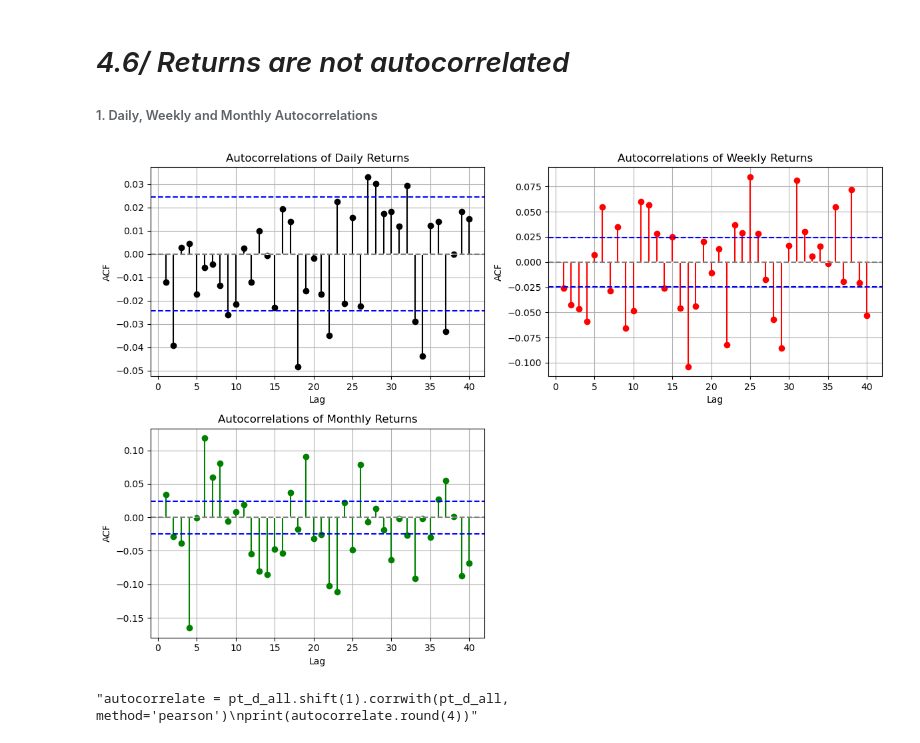
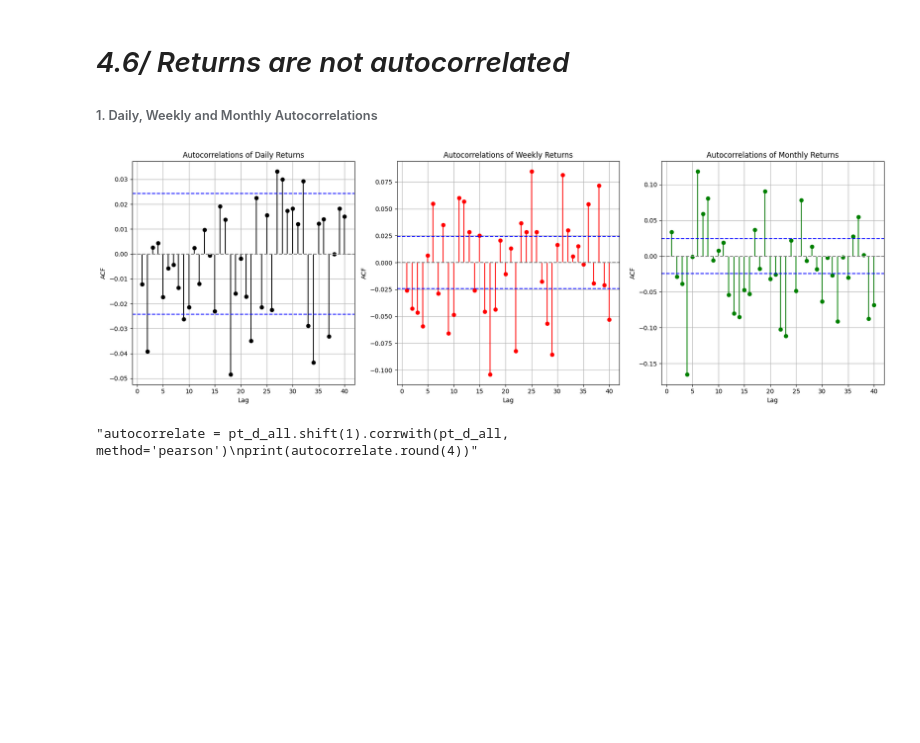
Before and after one commit to cgav1n1/Econometrics_Stylized_Facts, a Jupyter notebook: MidTermAssignmentwith8Facts.ipynb, the cells around one changed output. Drawn from its saved outputs; the diff is of its cells as text; code cells hidden in the pictures; blank space fills up the shorter version.

```diff
--- a/MidTermAssignmentwith8Facts.ipynb
+++ b/MidTermAssignmentwith8Facts.ipynb
@@ -951,7 +956,7 @@ import numpy as np
 import matplotlib.pyplot as plt
 from statsmodels.tsa.stattools import acf
 
-# Calculate empirical autocorrelations for daily, weekly, monthly, and yearly returns
+# Calculate empirical autocorrelations for daily, weekly, and monthly returns
 lags = 40
 
 # Daily ACF
@@ -967,46 +972,47 @@ acf_monthly_values = acf(Rt_m_all, nlags=lags)
 Bart_Int = 1.96 / np.sqrt(len(Rt_d_all))
 
 # Create the autocorrelation plot with Bartlett intervals for each time frame
-plt.figure(figsize=(12, 8))
+plt.figure(figsize=(18, 6))  # Adjust figure size for three plots in a row
 
 # Plot daily autocorrelations
-plt.subplot(2, 2, 1)
+plt.subplot(1, 3, 1)
 plt.stem(np.arange(1, lags + 1), acf_daily_values[1:], linefmt='k-', markerfmt='ko', basefmt='w-')
 plt.axhline(y=0, color='gray', linestyle='--')
 plt.axhline(y=Bart_Int, color='blue', linestyle='--')
 plt.axhline(y=-Bart_Int, color='blue', linestyle='--')
 plt.title('Autocorrelations of Daily Returns')
 plt.xlabel('Lag')
 plt.ylabel('ACF')
 plt.grid(True)
 
 # Plot weekly autocorrelations
-plt.subplot(2, 2, 2)
+plt.subplot(1, 3, 2)
 plt.stem(np.arange(1, lags + 1), acf_weekly_values[1:], linefmt='r-', markerfmt='ro', basefmt='w-')
 plt.axhline(y=0, color='gray', linestyle='--')
 plt.axhline(y=Bart_Int, color='blue', linestyle='--')
 plt.axhline(y=-Bart_Int, color='blue', linestyle='--')
 plt.title('Autocorrelations of Weekly Returns')
 plt.xlabel('Lag')
 plt.ylabel('ACF')
 plt.grid(True)
 
 # Plot monthly autocorrelations
-plt.subplot(2, 2, 3)
+plt.subplot(1, 3, 3)
 plt.stem(np.arange(1, lags + 1), acf_monthly_values[1:], linefmt='g-', markerfmt='go', basefmt='w-')
 plt.axhline(y=0, color='gray', linestyle='--')
 plt.axhline(y=Bart_Int, color='blue', linestyle='--')
 plt.axhline(y=-Bart_Int, color='blue', linestyle='--')
 plt.title('Autocorrelations of Monthly Returns')
 plt.xlabel('Lag')
 plt.ylabel('ACF')
 plt.grid(True)
 
 # Adjust layout and show plot
 plt.tight_layout()
+plt.savefig('Latex/Img/Fact6_ACFLogReturns.pdf', format='pdf', bbox_inches='tight')
 plt.show()
 # %% [output]
-[figure, old version]
+[figure, new version]
 # %%
 """autocorrelate = pt_d_all.shift(1).corrwith(pt_d_all, method='pearson')
 print(autocorrelate.round(4))"""
```
Also changed, not shown: parts of 23 cells of this notebook, 20 other files.
